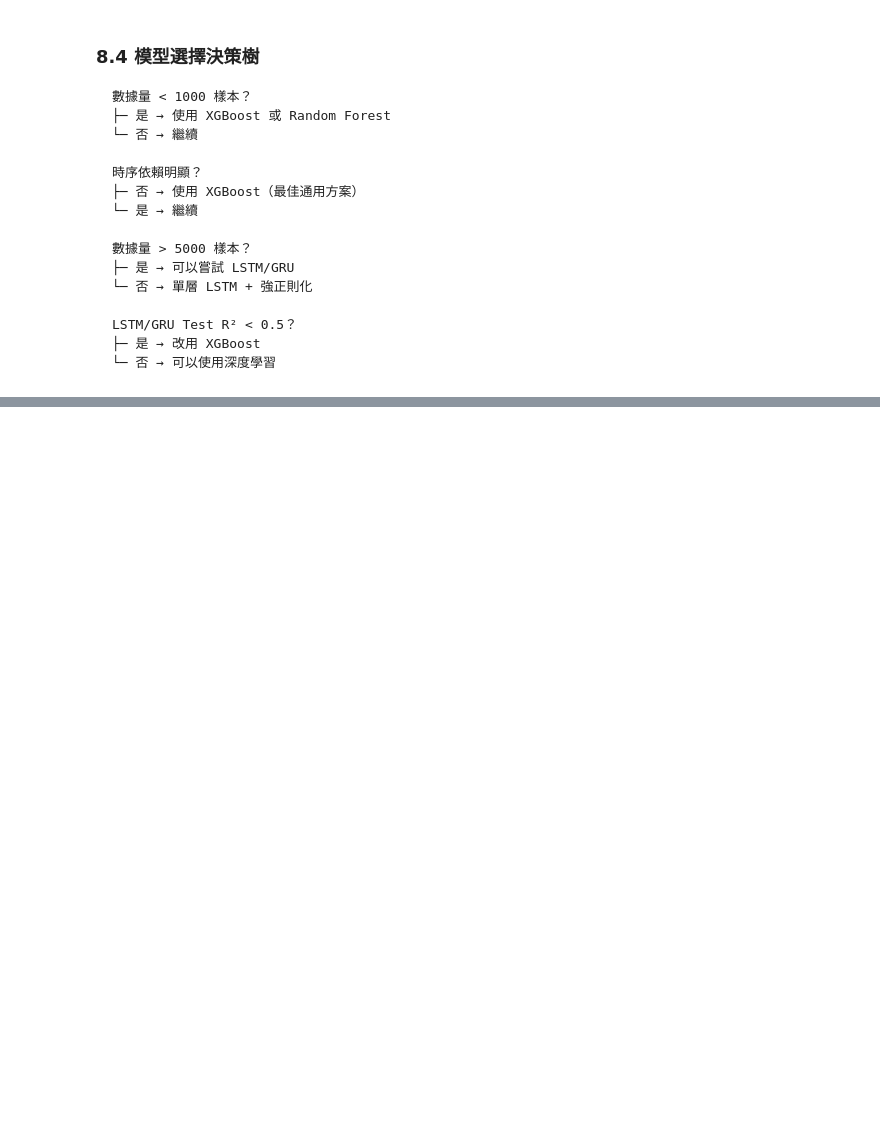
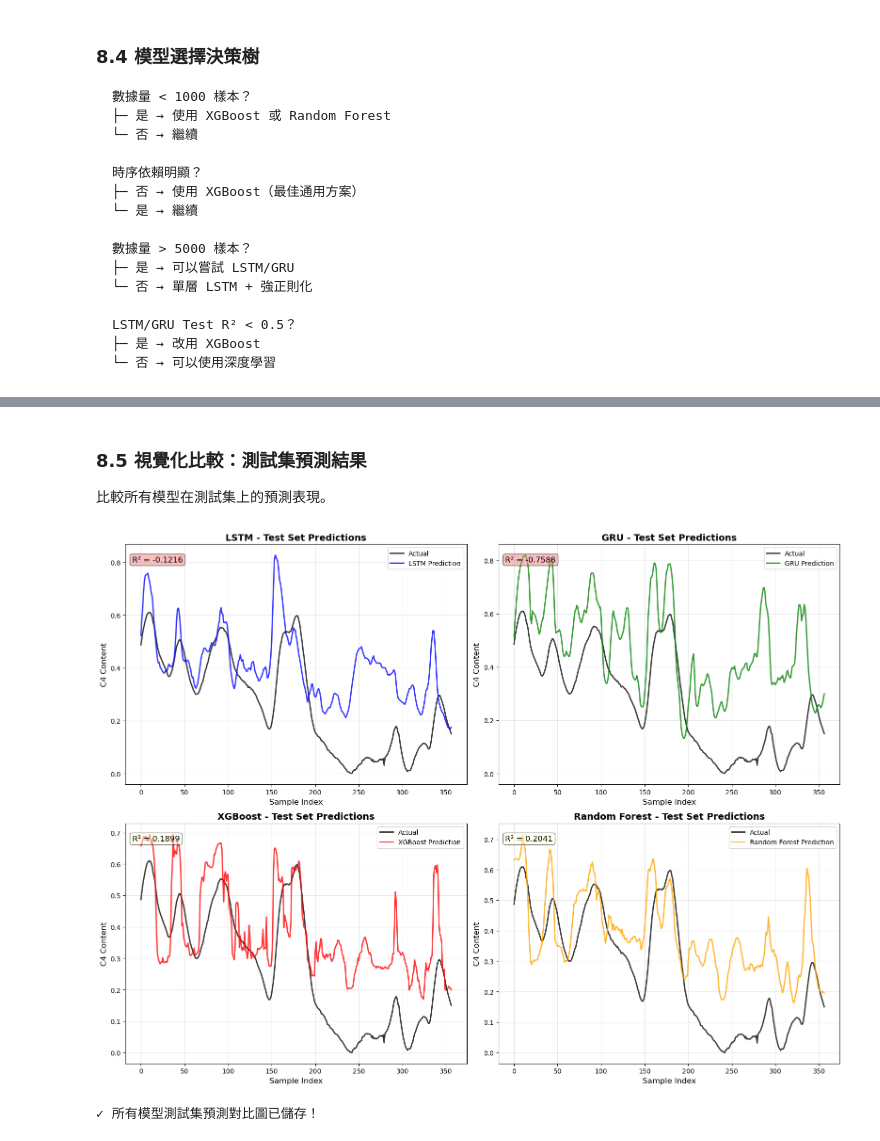
Before and after one commit to d9148408/CHE-AI-COURSE, a Jupyter notebook: Part_4/Unit17/Unit17_Example_debutanizer_column.ipynb, the cells around one changed output, grey strips where cells are left out. Saved outputs shown, nothing was run; the diff lists cells and outputs as text; code cells hidden in the pictures; blank space fills up the shorter version.

```diff
--- a/Part_4/Unit17/Unit17_Example_debutanizer_column.ipynb
+++ b/Part_4/Unit17/Unit17_Example_debutanizer_column.ipynb
@@ -1922,0 +1956,15 @@ LSTM/GRU Test R² < 0.5？
+# %%
+# 準備傳統機器學習所需的展平特徵
+# 將 3D 時序數據 (samples, time_steps, features) 展平為 2D (samples, time_steps*features)
+
+X_train_flat = X_train.reshape(X_train.shape[0], -1)
+X_val_flat = X_val.reshape(X_val.shape[0], -1)
+X_test_flat = X_test.reshape(X_test.shape[0], -1)
+
+print("✓ 展平特徵準備完成")
+print(f"\n原始3D形狀:")
+print(f"  X_train: {X_train.shape}")
+print(f"\n展平2D形狀:")
+print(f"  X_train_flat: {X_train_flat.shape} ({TIME_STEPS} timesteps × {X_train.shape[2]} features)")
+print(f"  X_val_flat: {X_val_flat.shape}")
+print(f"  X_test_flat: {X_test_flat.shape}")
@@ -1922,0 +2196,41 @@ LSTM/GRU Test R² < 0.5？
+# %% [markdown]
+### 8.5 視覺化比較：測試集預測結果
+
+比較所有模型在測試集上的預測表現。
+# %%
+# 繪製所有模型的測試集預測對比圖
+fig, axes = plt.subplots(2, 2, figsize=(16, 12))
+axes = axes.ravel()
+
+models_data = [
+    ('LSTM', y_test_pred, lstm_metrics['test']['R2'], 'blue'),
+    ('GRU', y_test_pred_gru, gru_metrics['test']['R2'], 'green'),
+    ('XGBoost', y_test_pred_xgb, xgb_test_r2, 'red'),
+    ('Random Forest', y_test_pred_rf, rf_test_r2, 'orange')
+]
+
+for idx, (model_name, y_pred, r2, color) in enumerate(models_data):
+    # 時序圖
+    axes[idx].plot(y_test_actual, label='Actual', linewidth=2, alpha=0.8, color='black')
+    axes[idx].plot(y_pred, label=f'{model_name} Prediction', linewidth=2, alpha=0.8, color=color)
+    axes[idx].set_xlabel('Sample Index', fontsize=12)
+    axes[idx].set_ylabel('C4 Content', fontsize=12)
+    axes[idx].set_title(f'{model_name} - Test Set Predictions', fontsize=14, fontweight='bold')
+    axes[idx].legend(fontsize=10)
+    axes[idx].grid(True, alpha=0.3)
+
+    # 添加 R² 標註
+    bbox_color = 'lightgreen' if r2 > 0.5 else 'lightyellow' if r2 > 0 else 'lightcoral'
+    axes[idx].text(0.02, 0.95, f'R² = {r2:.4f}',
+                   transform=axes[idx].transAxes, fontsize=12,
+                   verticalalignment='top',
+                   bbox=dict(boxstyle='round', facecolor=bbox_color, alpha=0.5))
+
+plt.tight_layout()
+plt.savefig(FIG_DIR / '08_all_models_test_comparison.png', dpi=300, bbox_inches='tight')
+plt.show()
+
+print("✓ 所有模型測試集預測對比圖已儲存！")
+# %% [output]
+[figure, added]
+✓ 所有模型測試集預測對比圖已儲存！
```
Also changed, not shown: parts of 40 cells of this notebook, 45 other files.
